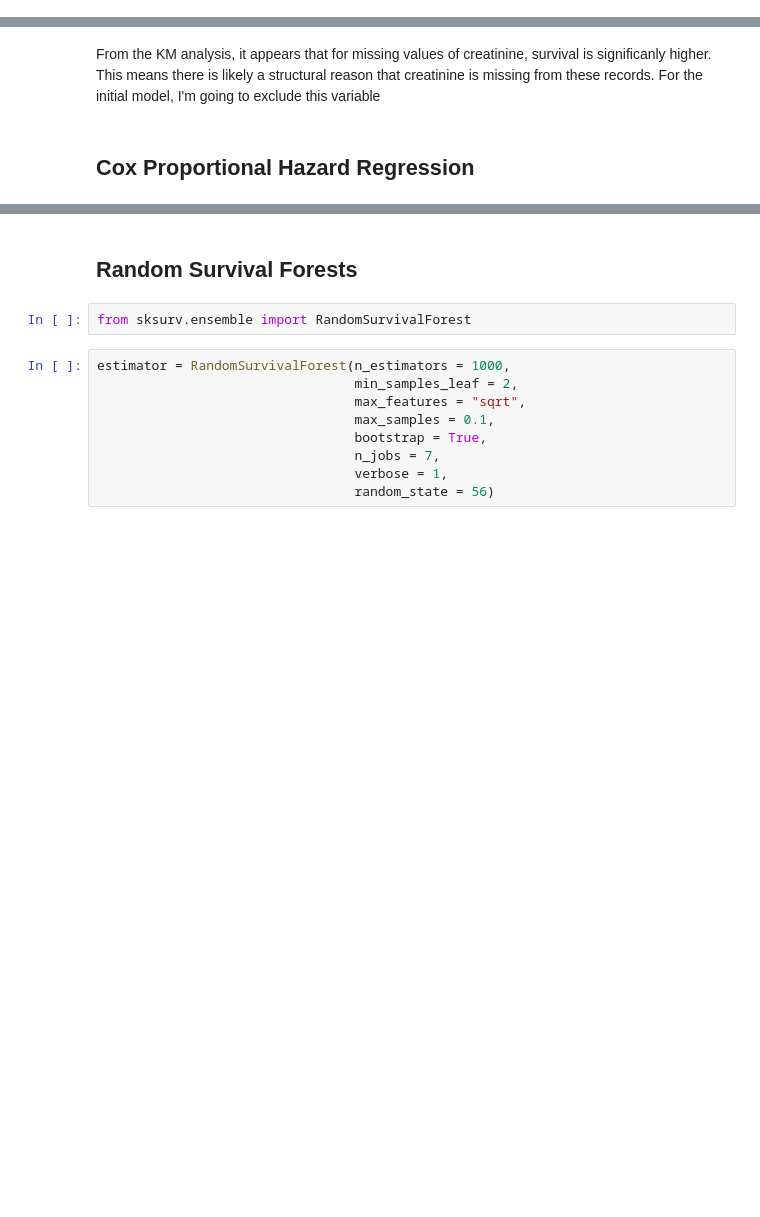
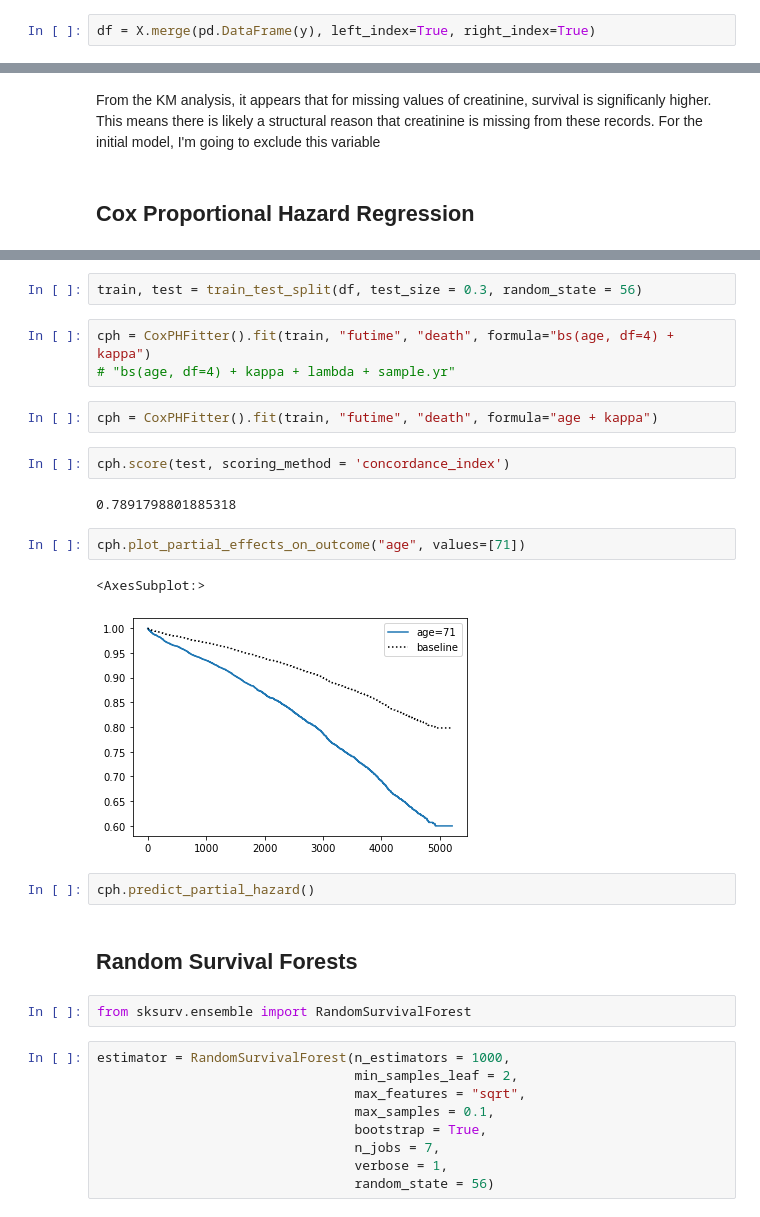
Before and after one commit to tom-farmer/survival-analysis, a Jupyter notebook: notebooks/survival-exploration.ipynb, the cells around one changed output, grey strips where cells are left out. Cells and saved outputs as stored; diff of their text form; blank space fills up the shorter version.

```diff
--- a/notebooks/survival-exploration.ipynb
+++ b/notebooks/survival-exploration.ipynb
@@ -62,3 +56,5 @@ Index(['age', 'chapter', 'creatinine', 'flc.grp', 'kappa', 'lambda', 'mgus',
+# %%
+df = X.merge(pd.DataFrame(y), left_index=True, right_index=True)
 # %%
 sns.histplot(X["sample.yr"])
 # %% [output]
@@ -186,3 +187,21 @@ cph.score(X_test, y_test)
+# %%
+train, test = train_test_split(df, test_size = 0.3, random_state = 56)
+# %%
+cph = CoxPHFitter().fit(train, "futime", "death", formula="bs(age, df=4) + kappa")
+# "bs(age, df=4) + kappa + lambda + sample.yr"
+# %%
+cph = CoxPHFitter().fit(train, "futime", "death", formula="age + kappa")
+# %%
+cph.score(test, scoring_method = 'concordance_index')
+# %% [output]
+0.7891798801885318
+# %%
+cph.plot_partial_effects_on_outcome("age", values=[71])
+# %% [output]
+<AxesSubplot:>
+[figure, added]
+# %%
+cph.predict_partial_hazard()
 # %% [markdown]
 ## Random Survival Forests
 # %%
```
Also changed, not shown: parts of 13 cells of this notebook, 2 other files.
